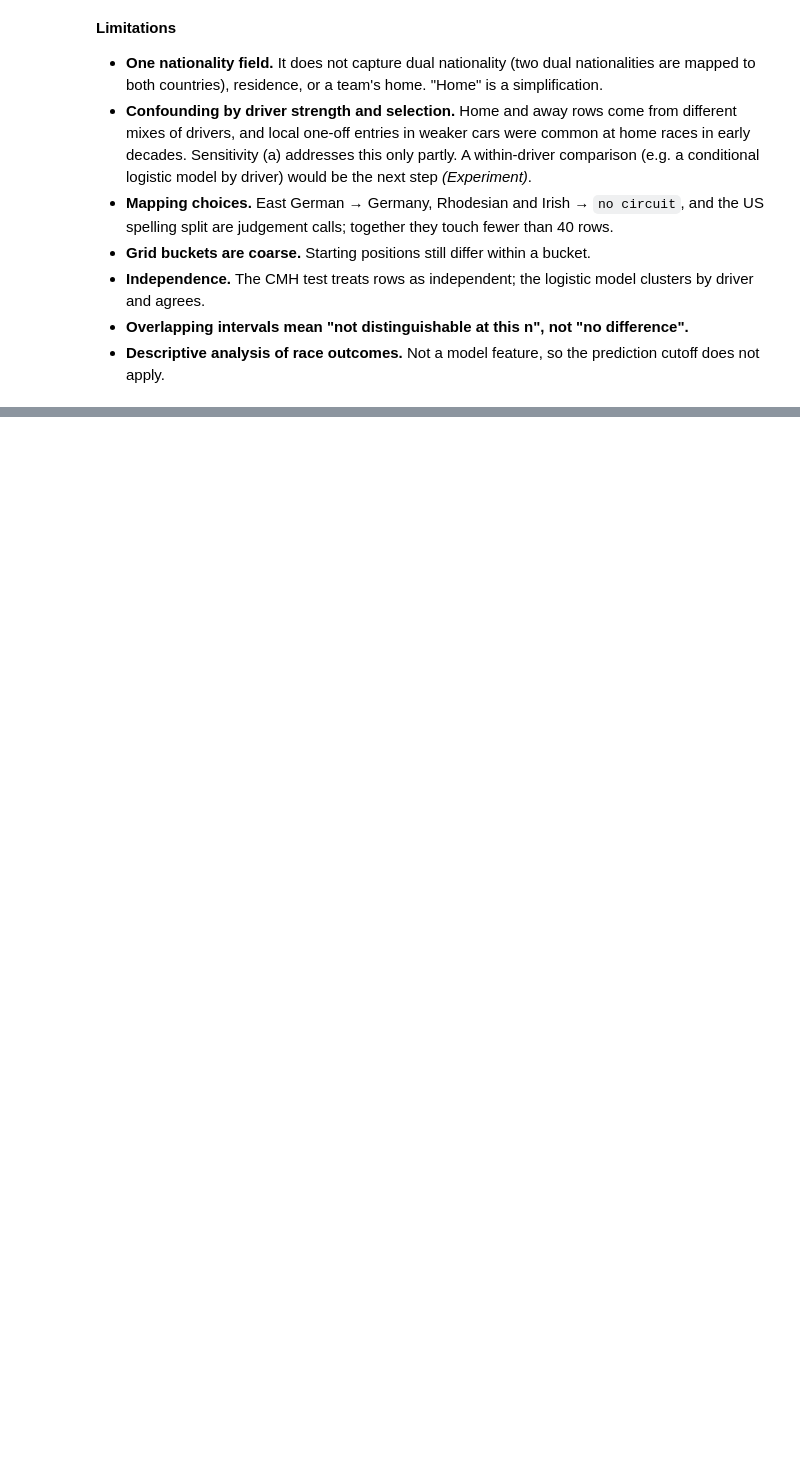
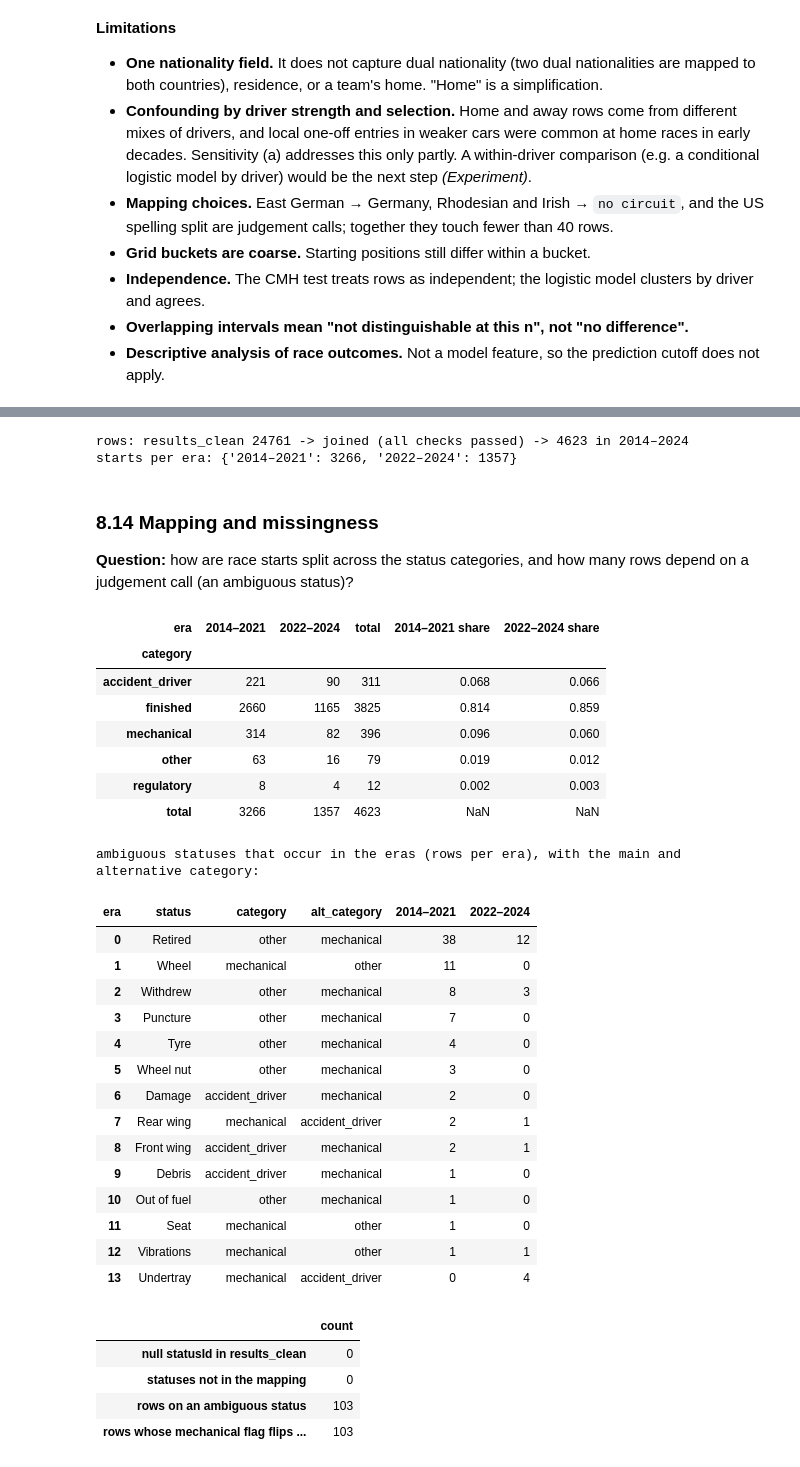
Before and after one commit to YShimy/f1-podium, a Jupyter notebook: notebooks/milestone1.ipynb, the cells around one changed output, grey strips where cells are left out. Saved outputs shown, nothing was run; the diff lists cells and outputs as text; code cells hidden in the pictures; blank space fills up the shorter version.

```diff
--- a/notebooks/milestone1.ipynb
+++ b/notebooks/milestone1.ipynb
@@ -2461,0 +2485,74 @@ circuits and drivers checked for unique keys and unchanged row counts. 0 unmappe
+# %%
+status_map = de.load_status_categories()
+status_check = de.check_status_categories(status_map, tables["status"])
+assert status_check == {"unmapped_statuses": [], "unknown_statuses": []}, status_check
+assert results_clean["statusId"].notna().all(), "null statusId in results_clean"
+
+ret = de.build_retirement_table(results_clean, races, tables["constructors"], tables["status"], status_map)
+assert not ret.duplicated(["raceId", "driverId"]).any()
+in_eras = results_clean["raceId"].isin(
+    races.loc[races["year"].between(config.Q3_ERAS[0][1], config.Q3_ERAS[-1][2]), "raceId"])
+assert len(ret) == in_eras.sum(), "the era filter should be the only step that removes rows"
+
+lineage = de.load_constructor_lineage()
+ret_lin = de.add_lineage(ret, lineage)
+print(f"rows: results_clean {len(results_clean)} -> joined (all checks passed) -> {len(ret)} in "
+      f"{config.Q3_ERAS[0][1]}–{config.Q3_ERAS[-1][2]}")
+print("starts per era:", ret.groupby("era").size().to_dict())
+# %% [output]
+rows: results_clean 24761 -> joined (all checks passed) -> 4623 in 2014–2024
+starts per era: {'2014–2021': 3266, '2022–2024': 1357}
+# %% [markdown]
+### 8.14 Mapping and missingness
+
+**Question:** how are race starts split across the status categories, and how many rows depend on a judgement call
+(an ambiguous status)?
+# %%
+cat_counts = pd.crosstab(ret["category"], ret["era"], margins=True, margins_name="total")
+cat_share = pd.crosstab(ret["category"], ret["era"], normalize="columns")
+display(cat_counts.join(cat_share.add_suffix(" share").round(3)))
+
+print("ambiguous statuses that occur in the eras (rows per era), with the main and alternative category:")
+amb_rows = (
+    ret[ret["ambiguous"]].groupby(["status", "category", "alt_category", "era"]).size()
+    .unstack("era", fill_value=0).reset_index()
+)
+display(amb_rows.sort_values(amb_rows.columns[-2], ascending=False).reset_index(drop=True))
+
+missing = pd.Series({
+    "null statusId in results_clean": int(results_clean["statusId"].isna().sum()),
+    "statuses not in the mapping": len(status_check["unmapped_statuses"]),
+    "rows on an ambiguous status": int(ret["ambiguous"].sum()),
+    "rows whose mechanical flag flips under (b)": int((ret["mechanical"] != ret["mechanical_alt"]).sum()),
+}).to_frame("count")
+display(missing)
+# %% [output]
+| era | 2014–2021 | 2022–2024 | total | 2014–2021 share | 2022–2024 share |
+| category |  |  |  |  |  |
+| accident_driver | 221 | 90 | 311 | 0.068 | 0.066 |
+| finished | 2660 | 1165 | 3825 | 0.814 | 0.859 |
+| mechanical | 314 | 82 | 396 | 0.096 | 0.060 |
+| other | 63 | 16 | 79 | 0.019 | 0.012 |
+| regulatory | 8 | 4 | 12 | 0.002 | 0.003 |
+| total | 3266 | 1357 | 4623 | NaN | NaN |
+ambiguous statuses that occur in the eras (rows per era), with the main and alternative category:
+| era | status | category | alt_category | 2014–2021 | 2022–2024 |
+| 0 | Retired | other | mechanical | 38 | 12 |
+| 1 | Wheel | mechanical | other | 11 | 0 |
+| 2 | Withdrew | other | mechanical | 8 | 3 |
+| 3 | Puncture | other | mechanical | 7 | 0 |
+| 4 | Tyre | other | mechanical | 4 | 0 |
+| 5 | Wheel nut | other | mechanical | 3 | 0 |
+| 6 | Damage | accident_driver | mechanical | 2 | 0 |
+| 7 | Rear wing | mechanical | accident_driver | 2 | 1 |
+| 8 | Front wing | accident_driver | mechanical | 2 | 1 |
+| 9 | Debris | accident_driver | mechanical | 1 | 0 |
+| 10 | Out of fuel | other | mechanical | 1 | 0 |
+| 11 | Seat | mechanical | other | 1 | 0 |
+| 12 | Vibrations | mechanical | other | 1 | 1 |
+| 13 | Undertray | mechanical | accident_driver | 0 | 4 |
+|  | count |
+| null statusId in results_clean | 0 |
+| statuses not in the mapping | 0 |
+| rows on an ambiguous status | 103 |
+| rows whose mechanical flag flips ... | 103 |
```
Also changed, not shown: parts of 9 cells of this notebook, 6 other files.
